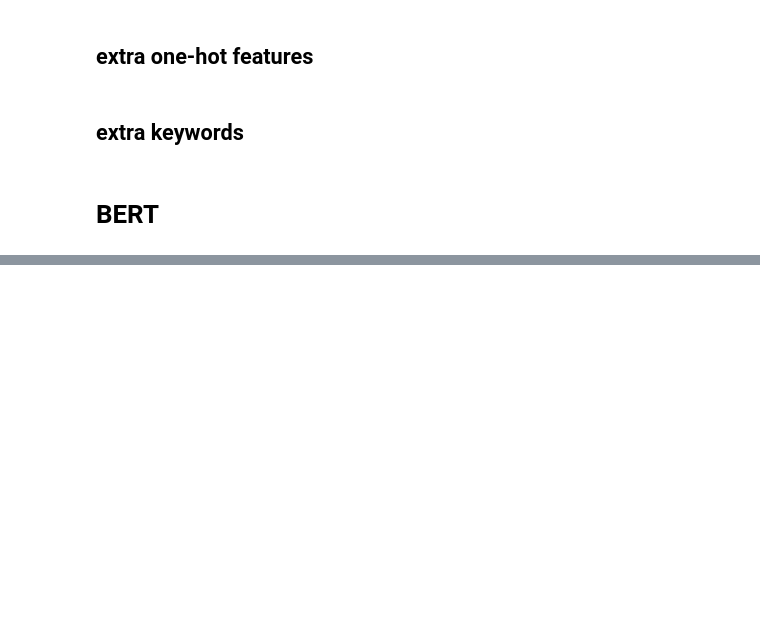
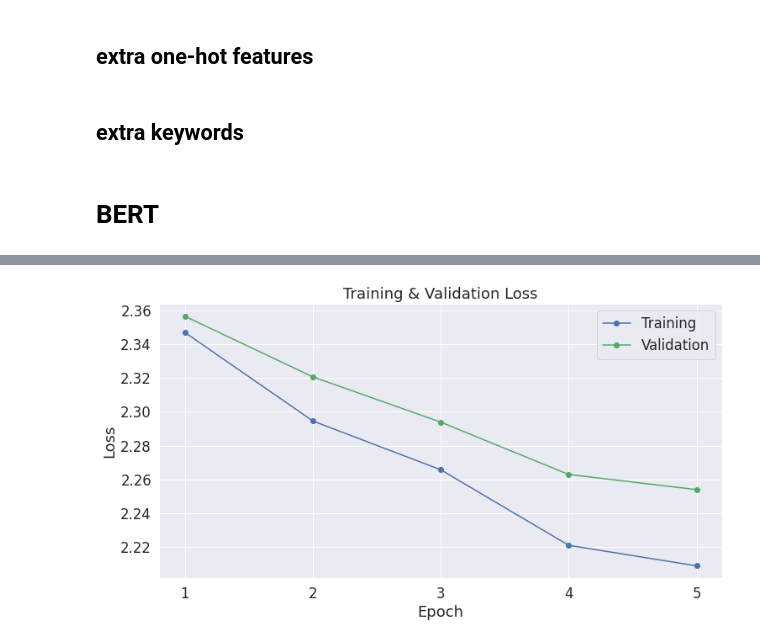
Before and after one commit to InscribeDeeper/Text-Classification, a Jupyter notebook: code/NN_based_models_BERT_v1_text.ipynb, the cells around one changed output, grey strips where cells are left out. Saved outputs shown, nothing was run; the diff lists cells and outputs as text; code cells hidden in the pictures; blank space fills up the shorter version.

Commit message:
Update finetune BERT utils

```diff
--- a/code/NN_based_models_BERT_v1_text.ipynb
+++ b/code/NN_based_models_BERT_v1_text.ipynb
@@ -199,12 +228,13 @@ Non-trainable params: 0
 ===========================================================================
 # %%
 load_embed= False
+finetune = True
 
-learning_rate = 0.005
-epochs = 80
+learning_rate = 0.00005
+epochs = 5
 patience = 60
-MAX_DOC_LEN = 128
-batch_size=32
+MAX_DOC_LEN = 200
+batch_size=16
 
 
 max_len = min(512, MAX_DOC_LEN)
@@ -217,16 +247,17 @@ kernel_sizes = [1,2,3]
 embed_type=3
 # %%
 if load_embed is True:
-    train_sentences_encoding = np.load('train_sentences_encoding.npy')# , mmap_mode='r')
-    train_input_ids = np.load('train_input_ids.npy')#, mmap_mode='r')
+    train_sentences_encoding = np.load(f'train_sentences_encoding_{finetune}_{embed_type}.npy')# , mmap_mode='r')
+    train_input_ids = np.load(f'train_input_ids_{finetune}_{embed_type}.npy')#, mmap_mode='r')
     train_sentences_encoding = torch.tensor(train_sentences_encoding)
     train_input_ids = torch.tensor(train_input_ids)
 else:
-    train_input_ids, train_sentences_encoding = extract_contextual_embedding(train_text, tokenizer, bert_model, max_len = max_len, low_RAM_inner_batch=True, embed_type=embed_type)
+    train_input_ids, train_sentences_encoding, train_attention_masks = extract_contextual_embedding(train_text, tokenizer, bert_model, finetune=finetune, max_len = max_len, low_RAM_inner_batch=True, embed_type=embed_type)
     # train_input_ids, train_sentences_encoding = extract_contextual_embedding(train_text.iloc[1:3], tokenizer, bert_model, max_len = max_len, low_RAM_inner_batch=False) test
-    np.save('train_sentences_encoding.npy', train_sentences_encoding)
-    np.save('train_input_ids.npy', train_input_ids)
+    np.save(f'train_sentences_encoding_{finetune}_{embed_type}.npy', train_sentences_encoding)
+    np.save(f'train_input_ids_{finetune}_{embed_type}.npy', train_input_ids)
 
-
-dataloader, validation_dataloader = data_loader_BERT(train_sentences_encoding, train_input_ids, train_one_hot_labels, batch_size, random_state=1234, test_size=0.1)
+## for finetune version train_sentences_encoding is the attention mask
+dataloader, validation_dataloader = data_loader_BERT(train_sentences_encoding, train_input_ids, train_attention_masks, train_one_hot_labels,
+                                                                                            batch_size, random_state=1234, test_size=0.1)
 del train_sentences_encoding, train_input_ids
@@ -256,0 +264,16 @@ clf_naive(
+# %%
+
+model_path = 'bert_clf.pt'
+label_size = len(labels)
+
+
+if finetune:
+    model = clf_finetuneBERT(freeze_bert=False, num_classes=label_size)
+    # dataloader 会不一样
+else:
+    # model = lstm_cnn_o1(embed_dim, max_len, hidden_units, num_filters, kernel_sizes, label_size)
+    # model = lstm_cnn_o2(embed_dim, max_len, hidden_units, num_filters, kernel_sizes, label_size)
+    # model = clf(embed_dim, max_len, hidden_units, label_size)
+    model = clf_naive(embed_dim, max_len, hidden_units, label_size, dropout_rate=0.0)
+
+model.to(device)
@@ -281,7 +325,9 @@ print(torch.cuda.memory_summary())
 optimizer = AdamW(model.parameters(), lr=learning_rate, eps=1e-8)
 total_steps = len(dataloader) * epochs
 scheduler = get_linear_schedule_with_warmup(optimizer, num_warmup_steps=int(total_steps * 0.1), num_training_steps=total_steps)
-model, training_stats, pred_labels, true_labels = train_multi_label_model(model, label_size, label_cols, dataloader, validation_dataloader, optimizer=optimizer, scheduler=scheduler, epochs=epochs, patience=patience, model_path=model_path)
+
+
+model, training_stats, pred_labels, true_labels = train_multi_label_model(model, label_size, label_cols, dataloader, validation_dataloader, finetune=finetune, optimizer=optimizer, scheduler=scheduler, epochs=epochs, patience=patience, model_path=model_path)
 
 
 pd.set_option('precision', 2)
@@ -322,2 +368,3 @@ Training...
+[figure, added]
 # %%
 # model.load_state_dict(torch.load(model_path))
```
Also changed, not shown: parts of 13 cells of this notebook, 7 other files.
